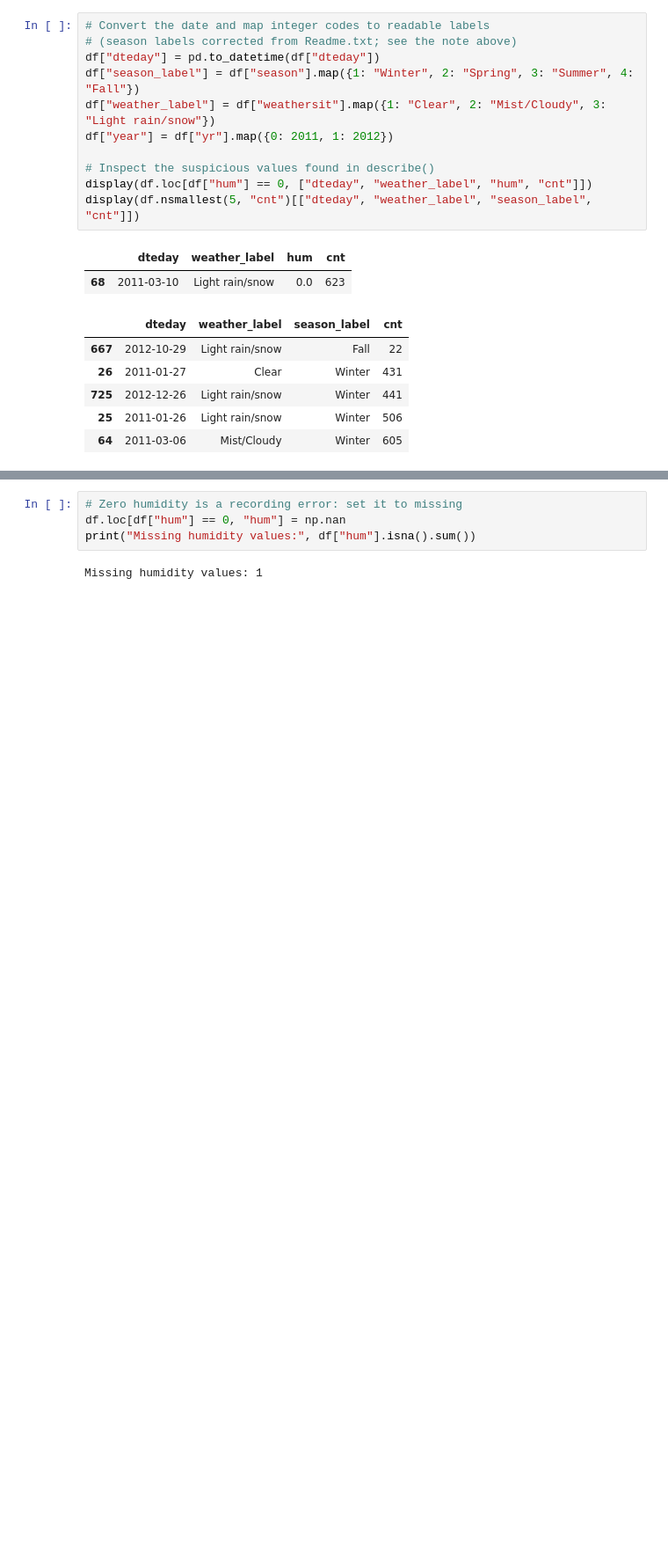
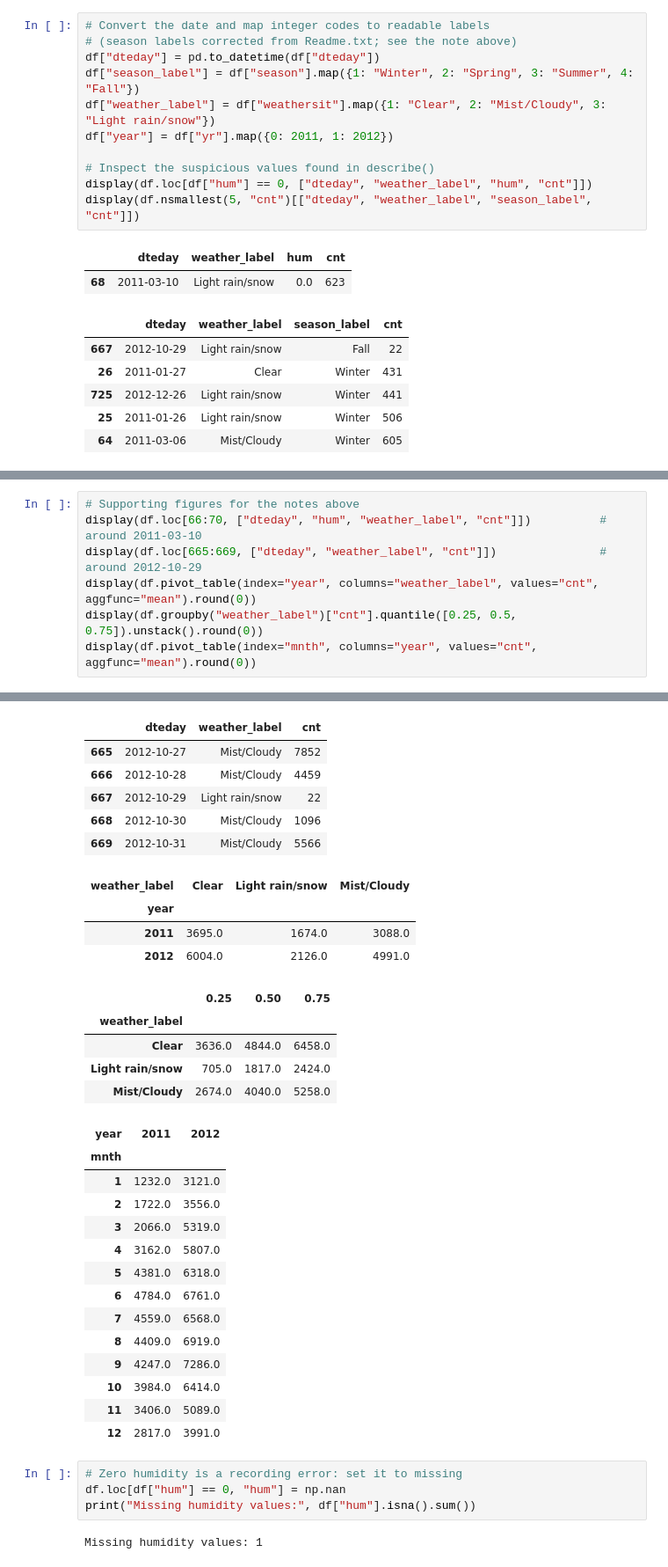
Before and after one commit to MinKhaungMinLwin/conduct-a-statistical-analysis-using-a-python, a Jupyter notebook: analysis.ipynb, the cells around one changed output, grey strips where cells are left out. Shown at 88% size. Cells and saved outputs as stored; diff of their text form; blank space fills up the shorter version.

Commit message:
fix: Updated test cell, Within-year-check, new result cell

```diff
--- a/analysis.ipynb
+++ b/analysis.ipynb
@@ -175,0 +174,8 @@ The dataset codes a hurricane as just "light rain/snow". That shows how coarse t
+# %%
+# Supporting figures for the notes above
+display(df.loc[66:70, ["dteday", "hum", "weather_label", "cnt"]])          # around 2011-03-10
+display(df.loc[665:669, ["dteday", "weather_label", "cnt"]])               # around 2012-10-29
+display(df.pivot_table(index="year", columns="weather_label", values="cnt", aggfunc="mean").round(0))
+display(df.groupby("weather_label")["cnt"].quantile([0.25, 0.5, 0.75]).unstack().round(0))
+display(df.pivot_table(index="mnth", columns="year", values="cnt", aggfunc="mean").round(0))
+# %% [output]
@@ -176,3 +188,32 @@ The dataset codes a hurricane as just "light rain/snow". That shows how coarse t
+|  | dteday | weather_label | cnt |
+| 665 | 2012-10-27 | Mist/Cloudy | 7852 |
+| 666 | 2012-10-28 | Mist/Cloudy | 4459 |
+| 667 | 2012-10-29 | Light rain/snow | 22 |
+| 668 | 2012-10-30 | Mist/Cloudy | 1096 |
+| 669 | 2012-10-31 | Mist/Cloudy | 5566 |
+| weather_label | Clear | Light rain/snow | Mist/Cloudy |
+| year |  |  |  |
+| 2011 | 3695.0 | 1674.0 | 3088.0 |
+| 2012 | 6004.0 | 2126.0 | 4991.0 |
+|  | 0.25 | 0.50 | 0.75 |
+| weather_label |  |  |  |
+| Clear | 3636.0 | 4844.0 | 6458.0 |
+| Light rain/snow | 705.0 | 1817.0 | 2424.0 |
+| Mist/Cloudy | 2674.0 | 4040.0 | 5258.0 |
+| year | 2011 | 2012 |
+| mnth |  |  |
+| 1 | 1232.0 | 3121.0 |
+| 2 | 1722.0 | 3556.0 |
+| 3 | 2066.0 | 5319.0 |
+| 4 | 3162.0 | 5807.0 |
+| 5 | 4381.0 | 6318.0 |
+| 6 | 4784.0 | 6761.0 |
+| 7 | 4559.0 | 6568.0 |
+| 8 | 4409.0 | 6919.0 |
+| 9 | 4247.0 | 7286.0 |
+| 10 | 3984.0 | 6414.0 |
+| 11 | 3406.0 | 5089.0 |
+| 12 | 2817.0 | 3991.0 |
 # %%
 # Zero humidity is a recording error: set it to missing
 df.loc[df["hum"] == 0, "hum"] = np.nan
```
Also changed, not shown: parts of 13 cells of this notebook, 2 other files.
